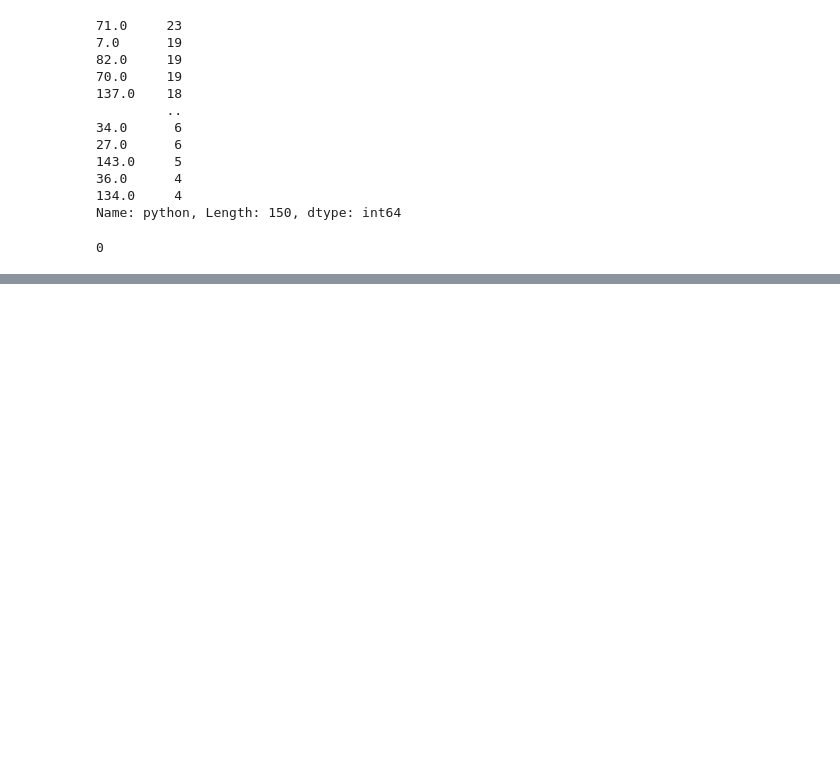
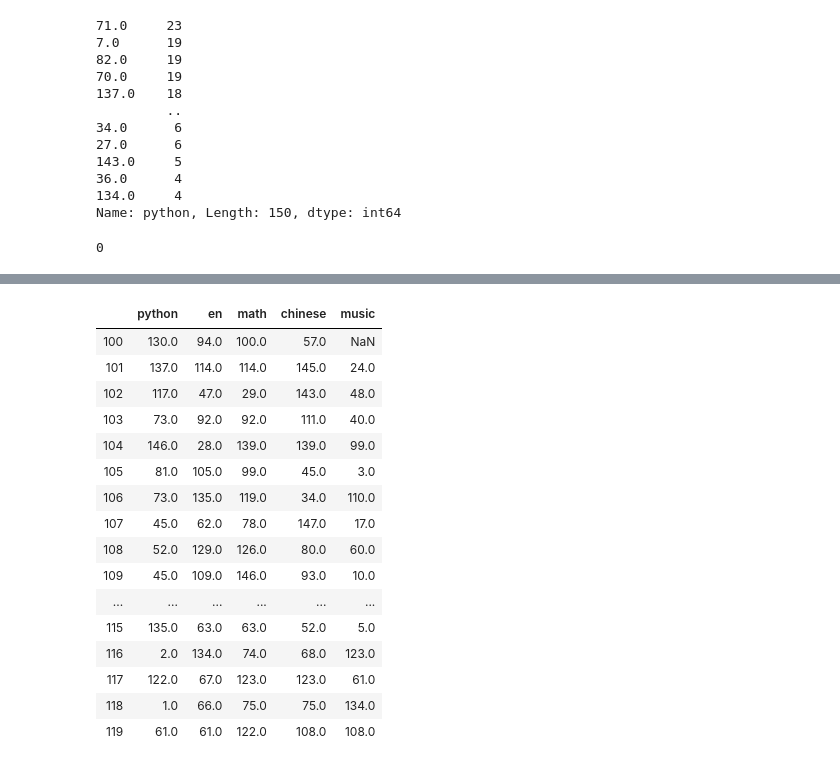
Before and after one commit to 476310982/Hello_python, a Jupyter notebook: 1_DataAnalysis/pandas_use/code/pandas_数据清洗之空数据2_20191127.ipynb, the cells around one changed output, grey strips where cells are left out. Drawn from its saved outputs; the diff is of its cells as text; code cells hidden in the pictures; blank space fills up the shorter version.

```diff
--- a/1_DataAnalysis/pandas_use/code/pandas_数据清洗之空数据2_20191127.ipynb
+++ b/1_DataAnalysis/pandas_use/code/pandas_数据清洗之空数据2_20191127.ipynb
@@ -116,0 +209,27 @@ TypeError: "value" parameter must be a scalar or dict, but you passed a "list"
+# %%
+'''
+{'backfill', 'bfill', 'pad', 'ffill', None}, default None
+    Method to use for filling holes in reindexed Series
+    pad / ffill: propagate last valid observation forward to next valid
+    backfill / bfill: use next valid observation to fill gap.}
+'''
+df6 = df5.fillna(method='bfill',axis=1)
+df6
+# %% [output]
+|  | python | en | math | chinese | music |
+| 100 | 130.0 | 94.0 | 100.0 | 57.0 | NaN |
+| 101 | 137.0 | 114.0 | 114.0 | 145.0 | 24.0 |
+| 102 | 117.0 | 47.0 | 29.0 | 143.0 | 48.0 |
+| 103 | 73.0 | 92.0 | 92.0 | 111.0 | 40.0 |
+| 104 | 146.0 | 28.0 | 139.0 | 139.0 | 99.0 |
+| 105 | 81.0 | 105.0 | 99.0 | 45.0 | 3.0 |
+| 106 | 73.0 | 135.0 | 119.0 | 34.0 | 110.0 |
+| 107 | 45.0 | 62.0 | 78.0 | 147.0 | 17.0 |
+| 108 | 52.0 | 129.0 | 126.0 | 80.0 | 60.0 |
+| 109 | 45.0 | 109.0 | 146.0 | 93.0 | 10.0 |
+| ... | ... | ... | ... | ... | ... |
+| 115 | 135.0 | 63.0 | 63.0 | 52.0 | 5.0 |
+| 116 | 2.0 | 134.0 | 74.0 | 68.0 | 123.0 |
+| 117 | 122.0 | 67.0 | 123.0 | 123.0 | 61.0 |
+| 118 | 1.0 | 66.0 | 75.0 | 75.0 | 134.0 |
+| 119 | 61.0 | 61.0 | 122.0 | 108.0 | 108.0 |
```
Also changed, not shown: parts of 16 cells of this notebook, 2 other files.
